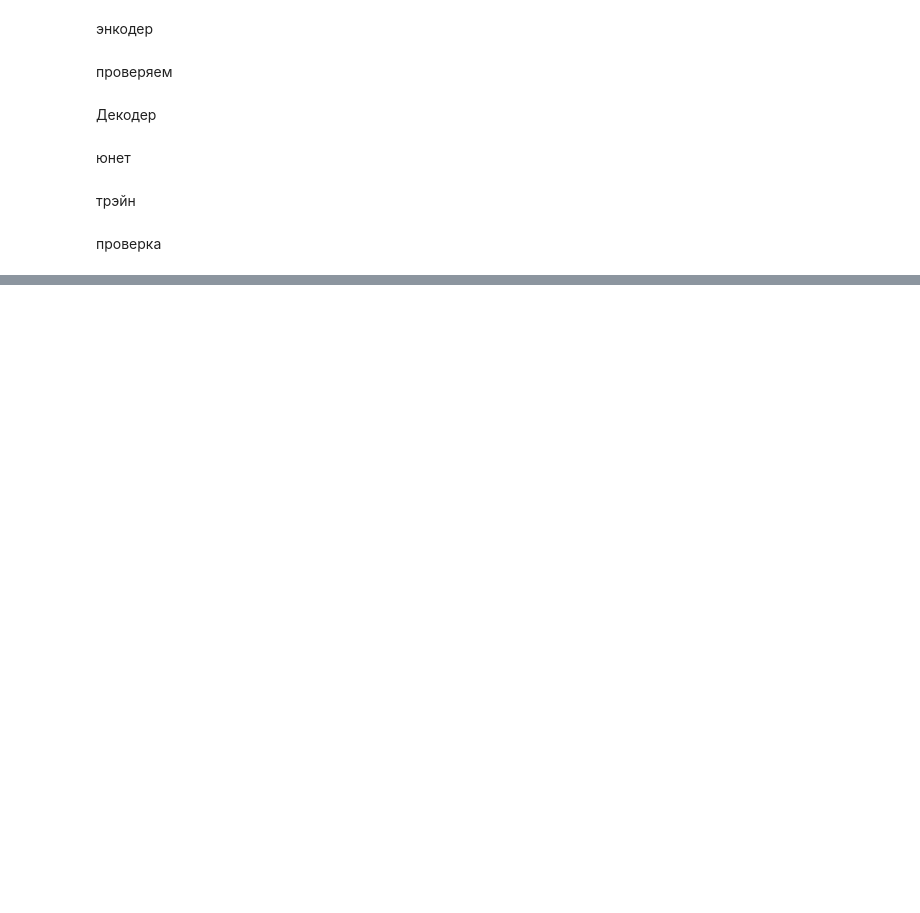
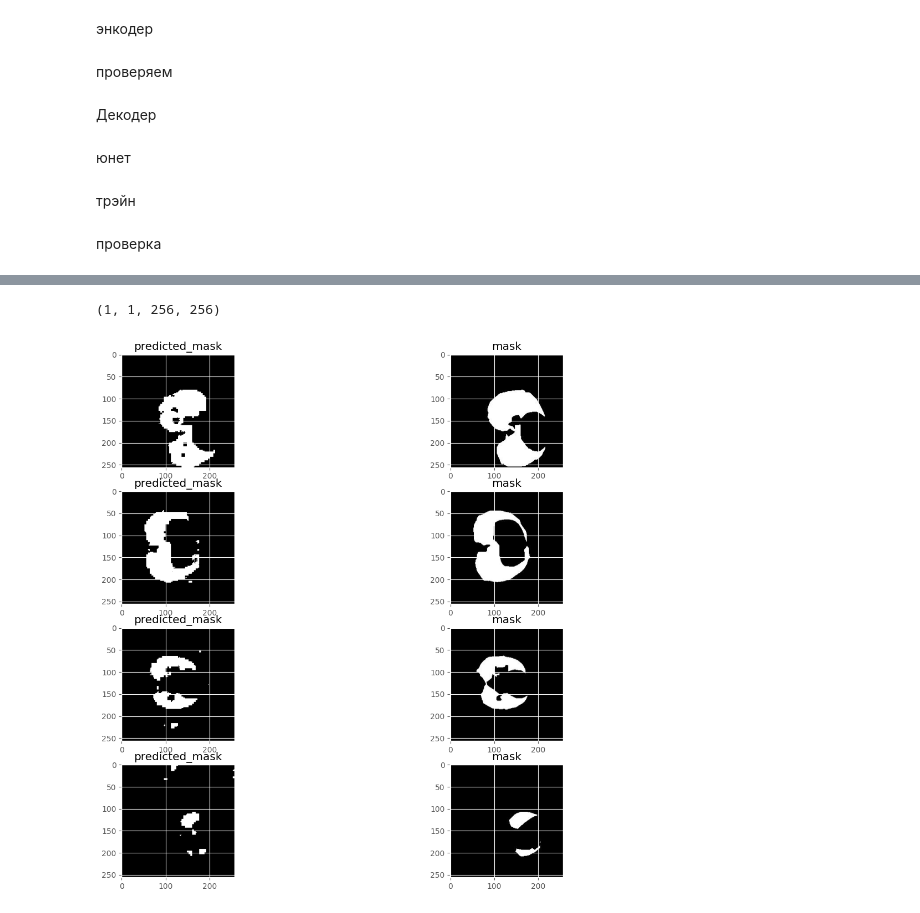
Before and after one commit to Kasymkhankhubiyev/Parse_directory_NSU, a Jupyter notebook: segmentation/segmentation.ipynb, the cells around one changed output, grey strips where cells are left out. Cells and saved outputs as stored; diff of their text form; code cells hidden in the pictures; blank space fills up the shorter version.

```diff
--- a/segmentation/segmentation.ipynb
+++ b/segmentation/segmentation.ipynb
@@ -609,0 +623,46 @@ for path in imagePaths:
+# %%
+test_dataloader = torch.utils.data.DataLoader(
+  valid_set,
+  batch_size=1,
+  drop_last=True,
+  shuffle=False)
+# %%
+def predict(model, dataloader):
+    model.eval()
+    predictions = []
+
+    for i, (x, y) in enumerate(dataloader):
+
+        # send the input to the device
+        (x, y) = (x.to(DEVICE), y.to(DEVICE))
+
+        # make prediction
+        prediction = model(x).cpu().detach().numpy()
+        predictions.append([prediction, y.cpu().detach().numpy()])
+
+    return predictions
+# %%
+predictions = predict(model=unet, dataloader = test_dataloader)
+print(predictions[0][0].shape)
+
+fig, axs = plt.subplots(ncols=2, nrows=4, figsize=(12, 10))
+plt.tight_layout(pad=1, h_pad=1, w_pad=1)
+
+for i in range(40, 44):
+    # idx = random.randint(0, 3)
+    predicted_mask = predictions[i][0].squeeze()
+    mask =predictions[i][1].squeeze()
+    mask_arr = []
+    for _img in predicted_mask[::-1]:
+        mask_arr.append(np.where(_img > 0., 2.64, -1.8))
+    # new_pred_mask = np.array([_img for _img in predicted_mask[::-1]])
+    new_pred_mask = np.array(mask_arr)
+    new_mask = np.array([_img for _img in mask[::-1]])
+    axs[i - 40, 0].imshow(new_pred_mask.T, cmap="gray")
+    axs[i - 40, 1].imshow(new_mask.T, cmap="gray")
+    axs[i - 40, 0].title.set_text('predicted_mask')
+    axs[i - 40, 1].title.set_text('mask')
+plt.show()
+# %% [output]
+(1, 1, 256, 256)
+[figure, added]
```
Also changed, not shown: parts of 35 cells of this notebook.
